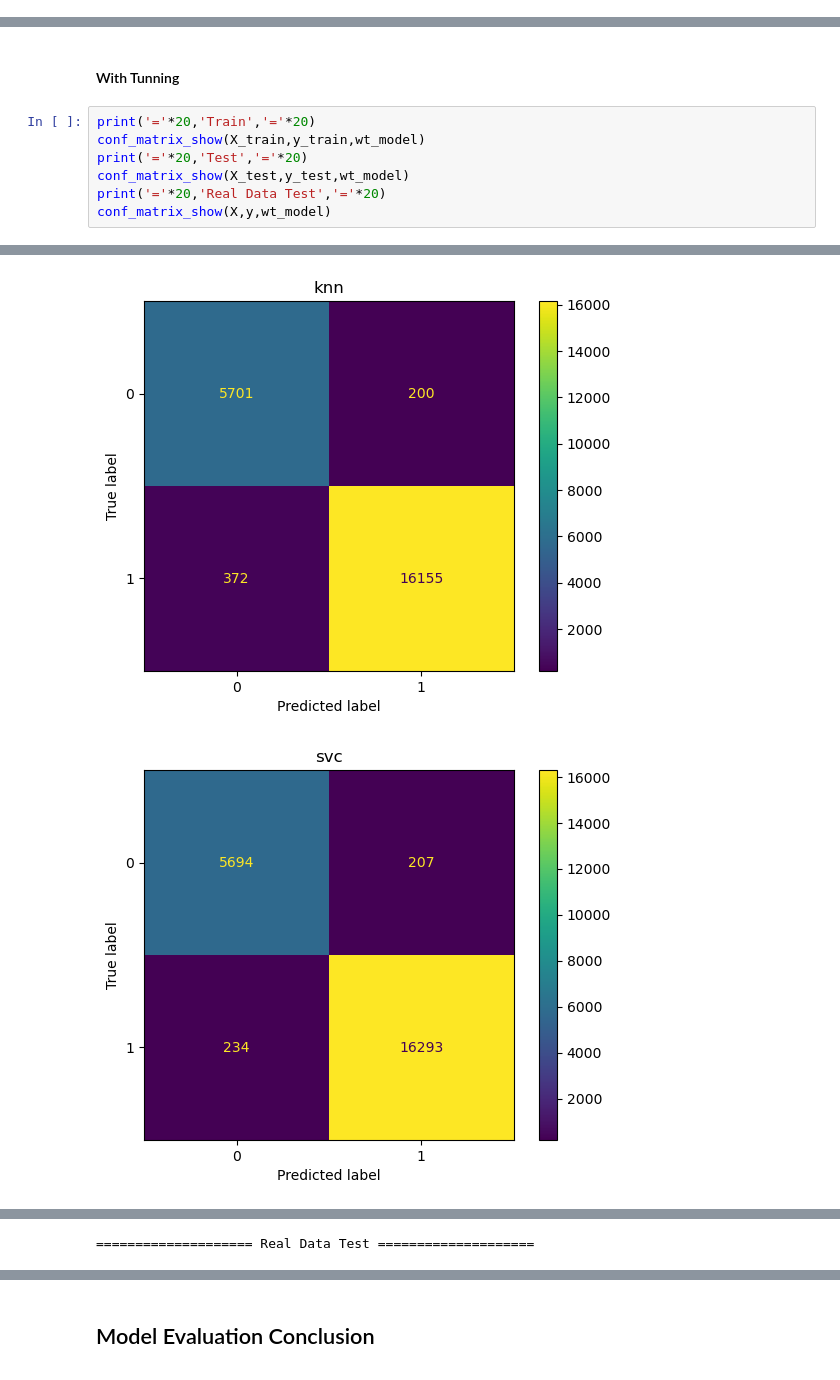
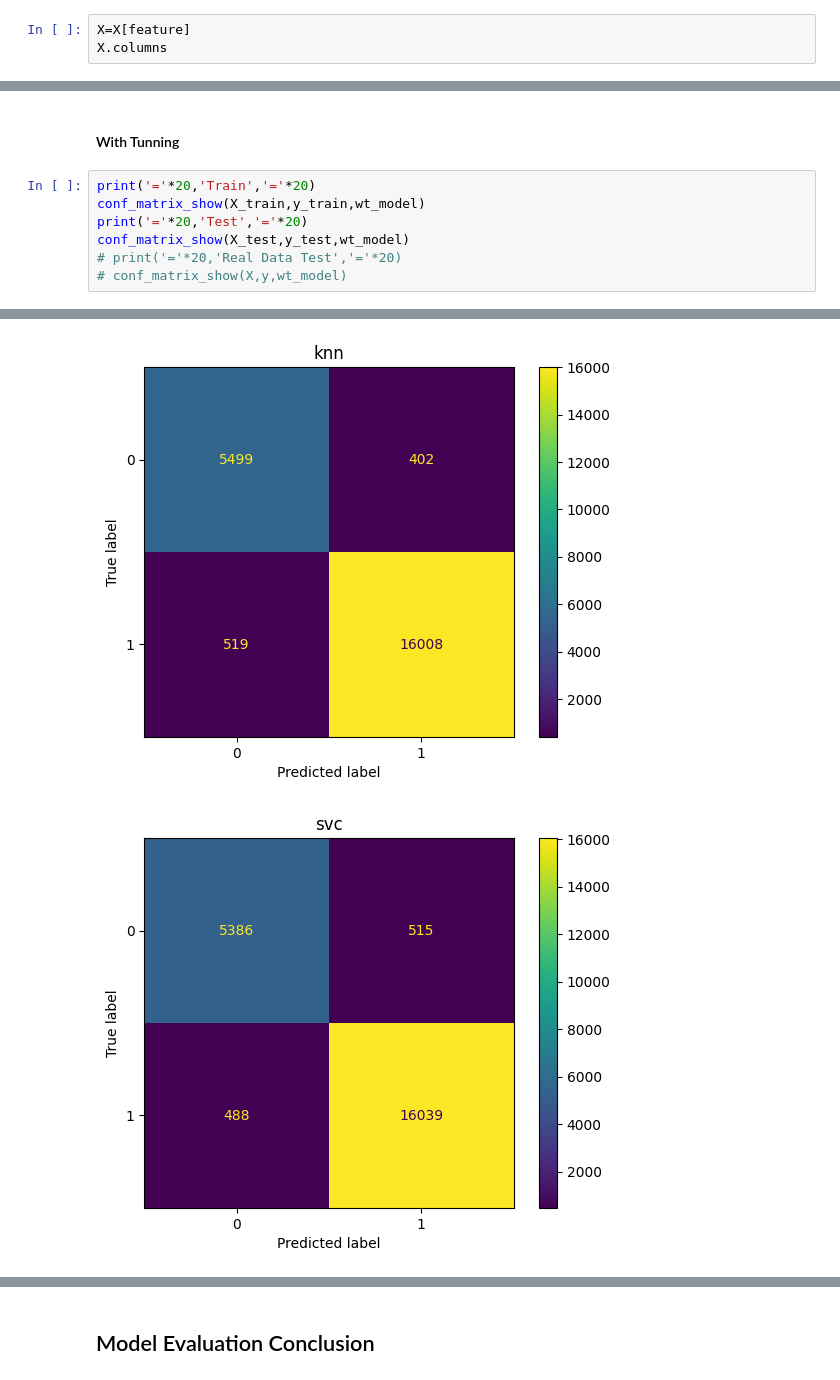
Before and after one commit to AL1Skey/Fish-Life-Prediction, a Jupyter notebook: flp.ipynb, the cells around one changed output, grey strips where cells are left out. Saved outputs shown, nothing was run; the diff lists cells and outputs as text.

```diff
--- a/flp.ipynb
+++ b/flp.ipynb
@@ -406,0 +431,3 @@ Insight: Data Has Been Splitted with X as feature and y as Target.
+# %%
+X=X[feature]
+X.columns
@@ -714,7 +727,7 @@ print('='*20,'Train','='*20)
 conf_matrix_show(X_train,y_train,wt_model)
 print('='*20,'Test','='*20)
 conf_matrix_show(X_test,y_test,wt_model)
-print('='*20,'Real Data Test','='*20)
-conf_matrix_show(X,y,wt_model)
+# print('='*20,'Real Data Test','='*20)
+# conf_matrix_show(X,y,wt_model)
 # %% [output]
 ==================== Train ====================
@@ -727,2 +740,2 @@ conf_matrix_show(X,y,wt_model)
-[figure, old version]
+[figure, new version]
-[figure, old version]
+[figure, new version]
@@ -730 +742,0 @@ conf_matrix_show(X,y,wt_model)
-==================== Real Data Test ====================
```
Also changed, not shown: parts of 27 cells of this notebook, 5 other files.
